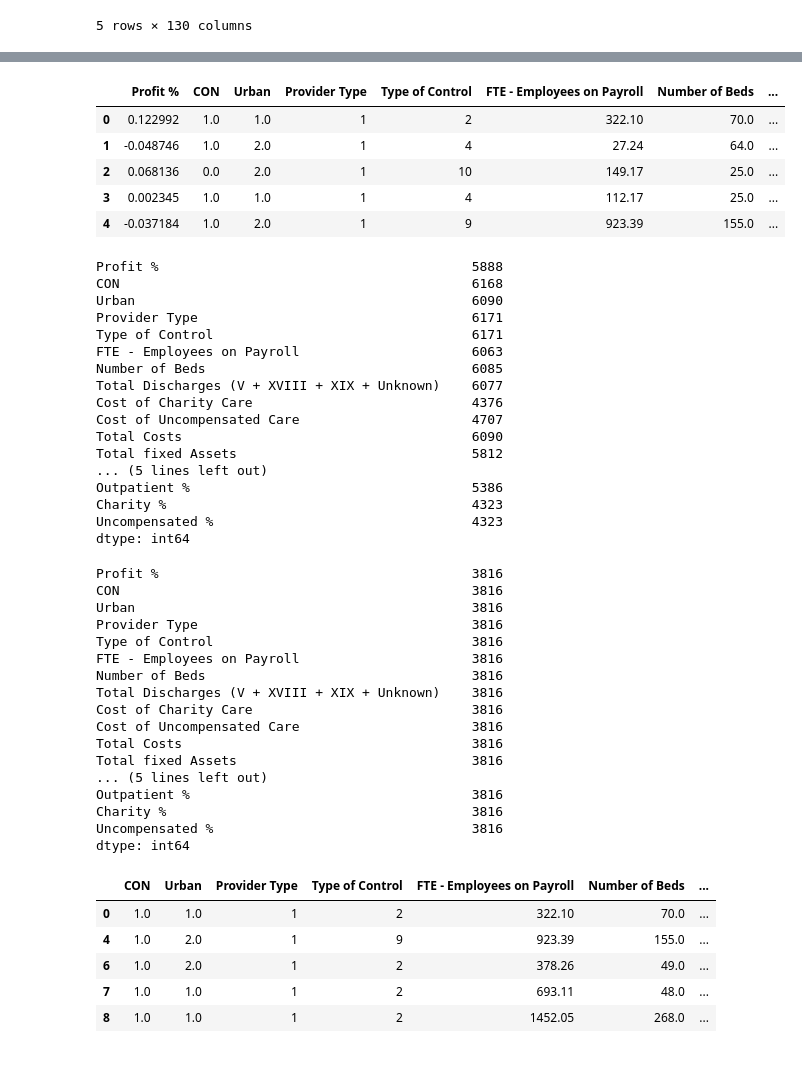
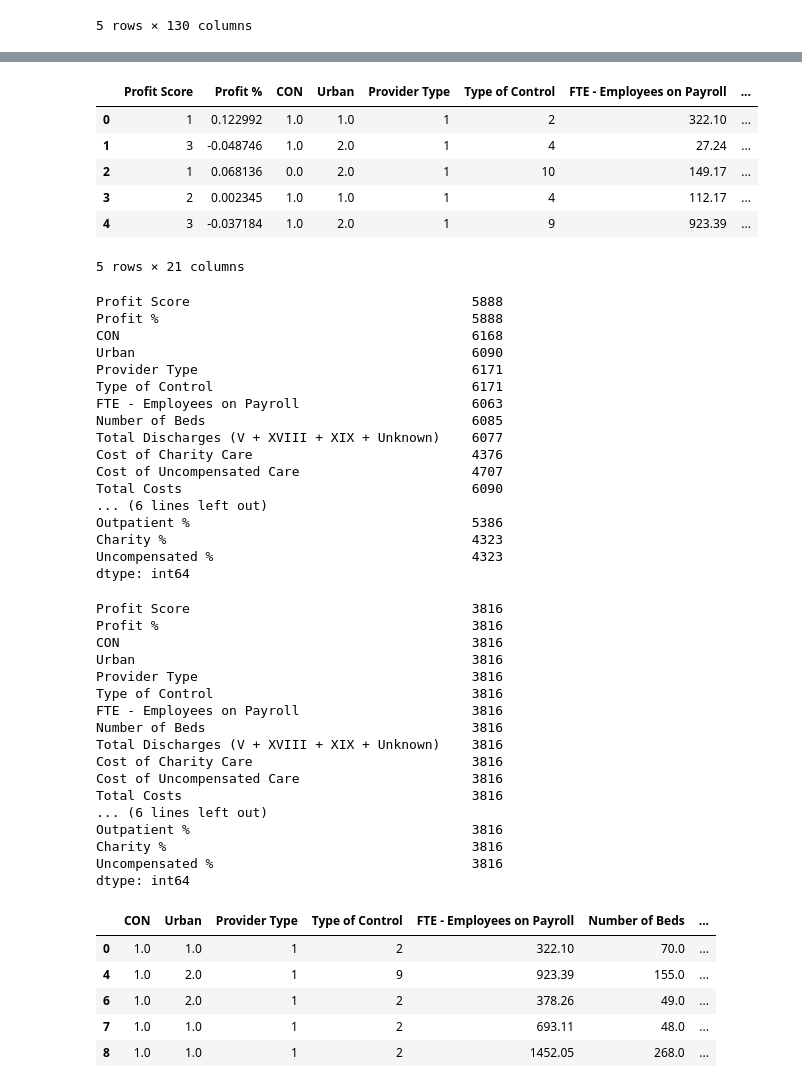
Before and after one commit to rodgerskent/profitableHospital-project, a Jupyter notebook: one.ipynb, the cells around one changed output, grey strips where cells are left out. Saved outputs shown, nothing was run; the diff lists cells and outputs as text; code cells hidden in the pictures.

```diff
--- a/one.ipynb
+++ b/one.ipynb
@@ -118,2 +110,8 @@ mainFile2.head()
 # %%
 #Is there a way to replace blank lines with 0?
+# %%
+bins = [-100, -.01, .01, 100]
+group_names = ["3", "2", "1"]
+# %%
+mainFile2["Profit Score"] = pd.cut(mainFile2["Profit %"], bins, labels=group_names, include_lowest=True)
+mainFile2.head()
@@ -120,15 +126,16 @@ mainFile2.head()
 # %%
 #Targeting the dataset on columns (metrics) important to effort
-mainFile3 = mainFile2[['Profit %','CON', 'Urban','Provider Type','Type of Control','FTE - Employees on Payroll', 'Number of Beds','Total Discharges (V + XVIII + XIX + Unknown)','Cost of Charity Care','Cost of Uncompensated Care','Total Costs', 'Total fixed Assets', 'Total Long Term Liabilities', 'Inpatient Revenue', 'Outpatient Revenue', 'Gross Revenue', 'Inpatient %', 'Outpatient %', 'Charity %', 'Uncompensated %']]
+mainFile3 = mainFile2[['Profit Score','Profit %','CON', 'Urban','Provider Type','Type of Control','FTE - Employees on Payroll', 'Number of Beds','Total Discharges (V + XVIII + XIX + Unknown)','Cost of Charity Care','Cost of Uncompensated Care','Total Costs', 'Total fixed Assets', 'Total Long Term Liabilities', 'Inpatient Revenue', 'Outpatient Revenue', 'Gross Revenue', 'Inpatient %', 'Outpatient %', 'Charity %', 'Uncompensated %']]
 mainFile3.head()
 #Excluded Wage Related costs because the high number of unavailable metrics
 # %% [output]
-|  | Profit % | CON | Urban | Provider Type | Type of Control | FTE - Employees on Payroll | Number of Beds | ... |
-| 0 | 0.122992 | 1.0 | 1.0 | 1 | 2 | 322.10 | 70.0 | ... |
-| 1 | -0.048746 | 1.0 | 2.0 | 1 | 4 | 27.24 | 64.0 | ... |
-| 2 | 0.068136 | 0.0 | 2.0 | 1 | 10 | 149.17 | 25.0 | ... |
-| 3 | 0.002345 | 1.0 | 1.0 | 1 | 4 | 112.17 | 25.0 | ... |
-| 4 | -0.037184 | 1.0 | 2.0 | 1 | 9 | 923.39 | 155.0 | ... |
+|  | Profit Score | Profit % | CON | Urban | Provider Type | Type of Control | FTE - Employees on Payroll | ... |
+| 0 | 1 | 0.122992 | 1.0 | 1.0 | 1 | 2 | 322.10 | ... |
+| 1 | 3 | -0.048746 | 1.0 | 2.0 | 1 | 4 | 27.24 | ... |
+| 2 | 1 | 0.068136 | 0.0 | 2.0 | 1 | 10 | 149.17 | ... |
+| 3 | 2 | 0.002345 | 1.0 | 1.0 | 1 | 4 | 112.17 | ... |
+| 4 | 3 | -0.037184 | 1.0 | 2.0 | 1 | 9 | 923.39 | ... |
+5 rows × 21 columns
 # %%
 #Output geocoded file to eliminate multiple hits on googlemaps
 mainFile3.to_csv("2017targetedmain.csv", index=False, header=True)
@@ -136,6 +143,7 @@ mainFile3.to_csv("2017targetedmain.csv", index=False, header=True)
 # Identify incomplete rows
 mainFile3.count()
 # %% [output]
+Profit Score                                    5888
 Profit %                                        5888
 CON                                             6168
 Urban                                           6090
@@ -147,8 +155,7 @@ Total Discharges (V + XVIII + XIX + Unknown)    6077
 Cost of Charity Care                            4376
 Cost of Uncompensated Care                      4707
 Total Costs                                     6090
-Total fixed Assets                              5812
-... (5 lines left out)
+... (6 lines left out)
 Outpatient %                                    5386
 Charity %                                       4323
 Uncompensated %                                 4323
@@ -160,6 +167,7 @@ mainFile4 = mainFile3.dropna(how='any')
 # Identify incomplete rows
 mainFile4.count()
 # %% [output]
+Profit Score                                    3816
 Profit %                                        3816
 CON                                             3816
 Urban                                           3816
@@ -171,8 +179,7 @@ Total Discharges (V + XVIII + XIX + Unknown)    3816
 Cost of Charity Care                            3816
 Cost of Uncompensated Care                      3816
 Total Costs                                     3816
-Total fixed Assets                              3816
-... (5 lines left out)
+... (6 lines left out)
 Outpatient %                                    3816
 Charity %                                       3816
 Uncompensated %                                 3816
```
Also changed, not shown: parts of 13 cells of this notebook.
